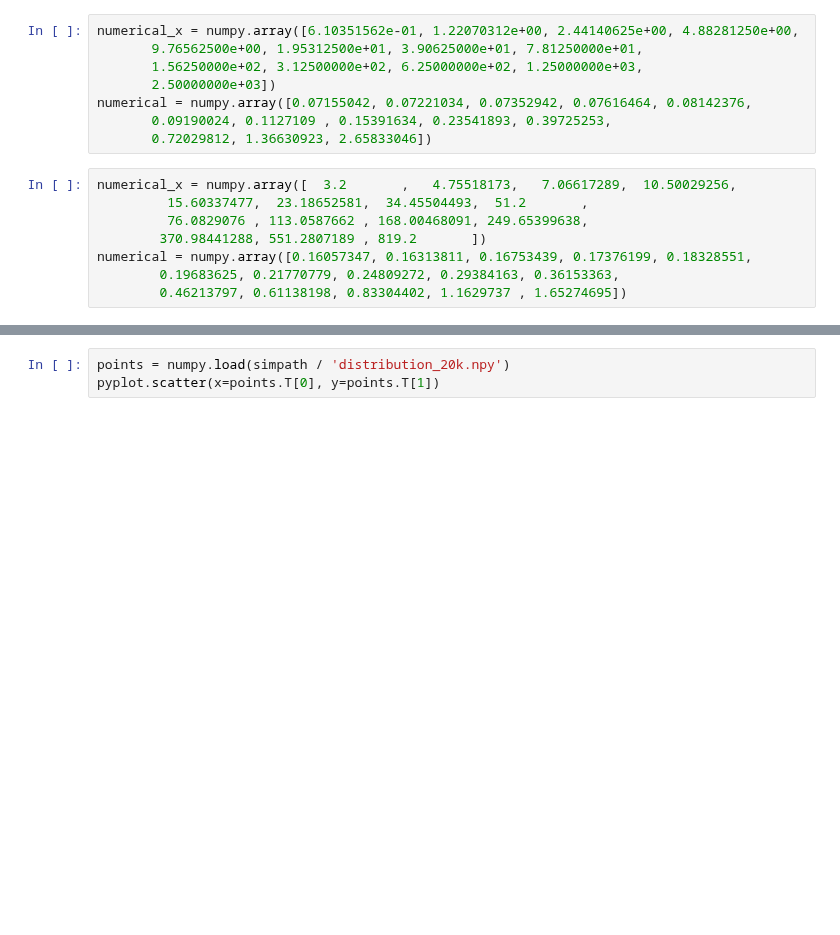
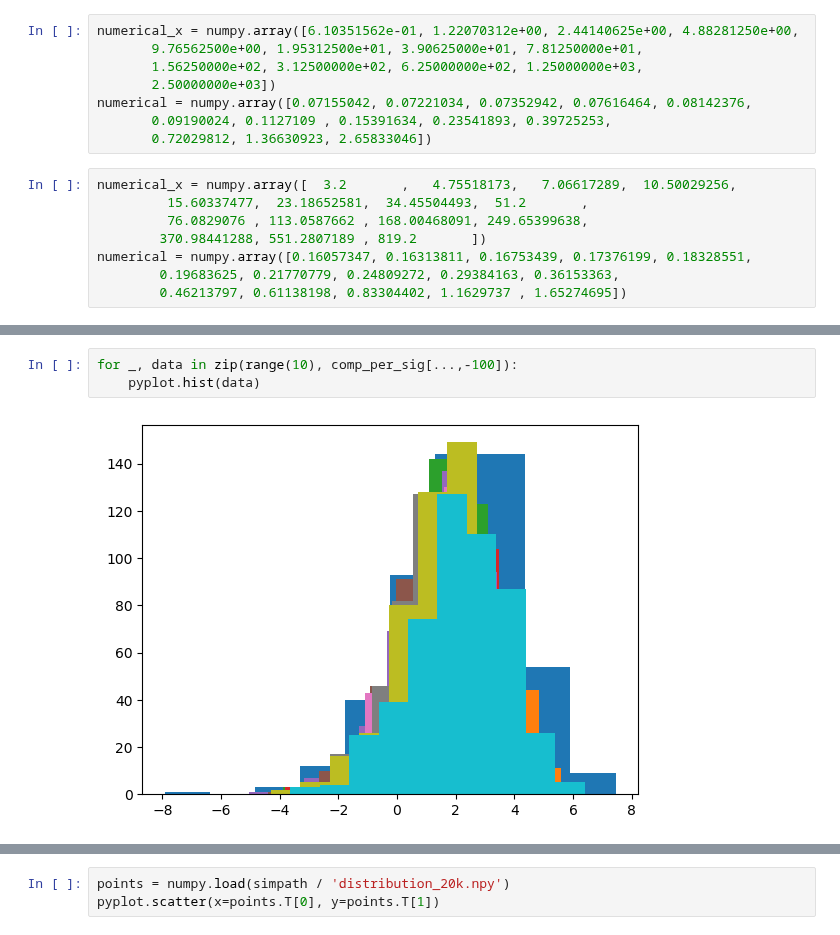
Before and after one commit to manuel-rhdt/master-thesis, a Jupyter notebook: notebooks/analyze_run.ipynb, the cells around one changed output, grey strips where cells are left out. Saved outputs shown, nothing was run; the diff lists cells and outputs as text; blank space fills up the shorter version.

```diff
--- a/notebooks/analyze_run.ipynb
+++ b/notebooks/analyze_run.ipynb
@@ -93,3 +134,8 @@ numpy.log(1/0.0018286439705882352 * 0.003163656010333835)
+# %%
+for _, data in zip(range(10), comp_per_sig[...,-100]):
+    pyplot.hist(data)
+# %% [output]
+[figure, added]
 # %%
 for res in simulation_results:
     t = res['data']['trajectory_length']
```
Also changed, not shown: parts of 14 cells of this notebook, 3 other files.
